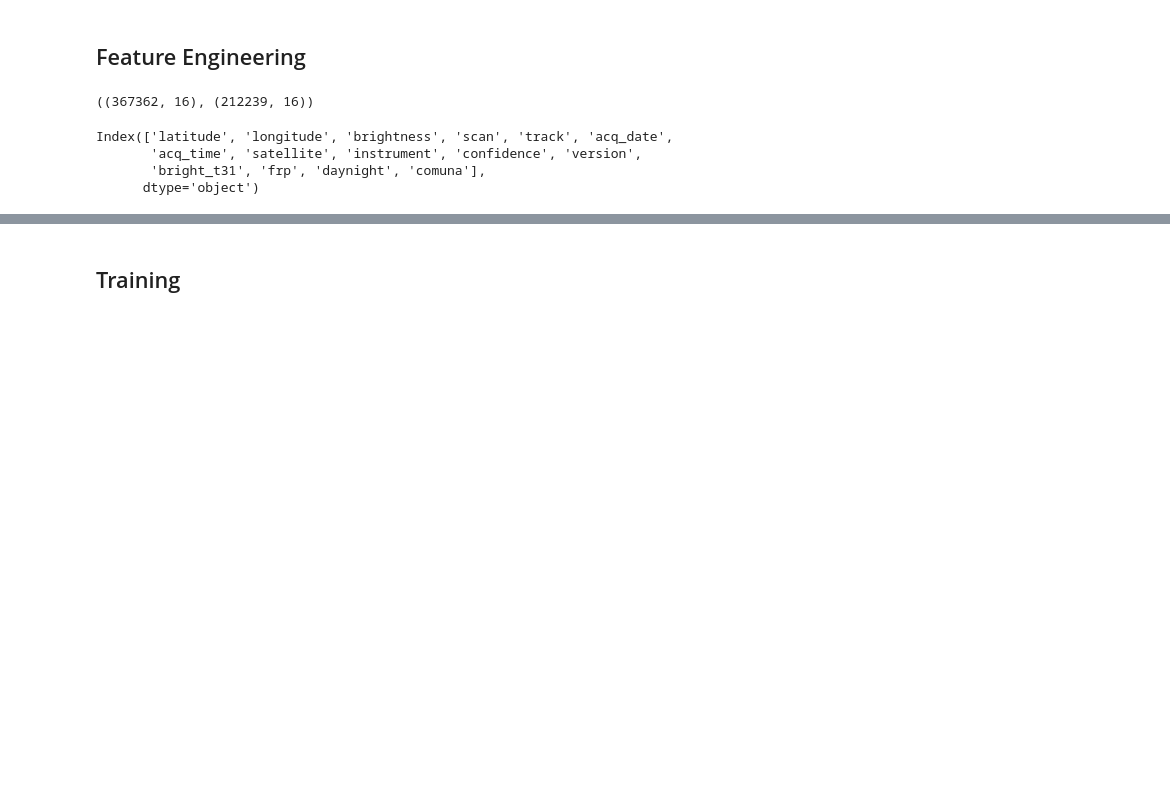
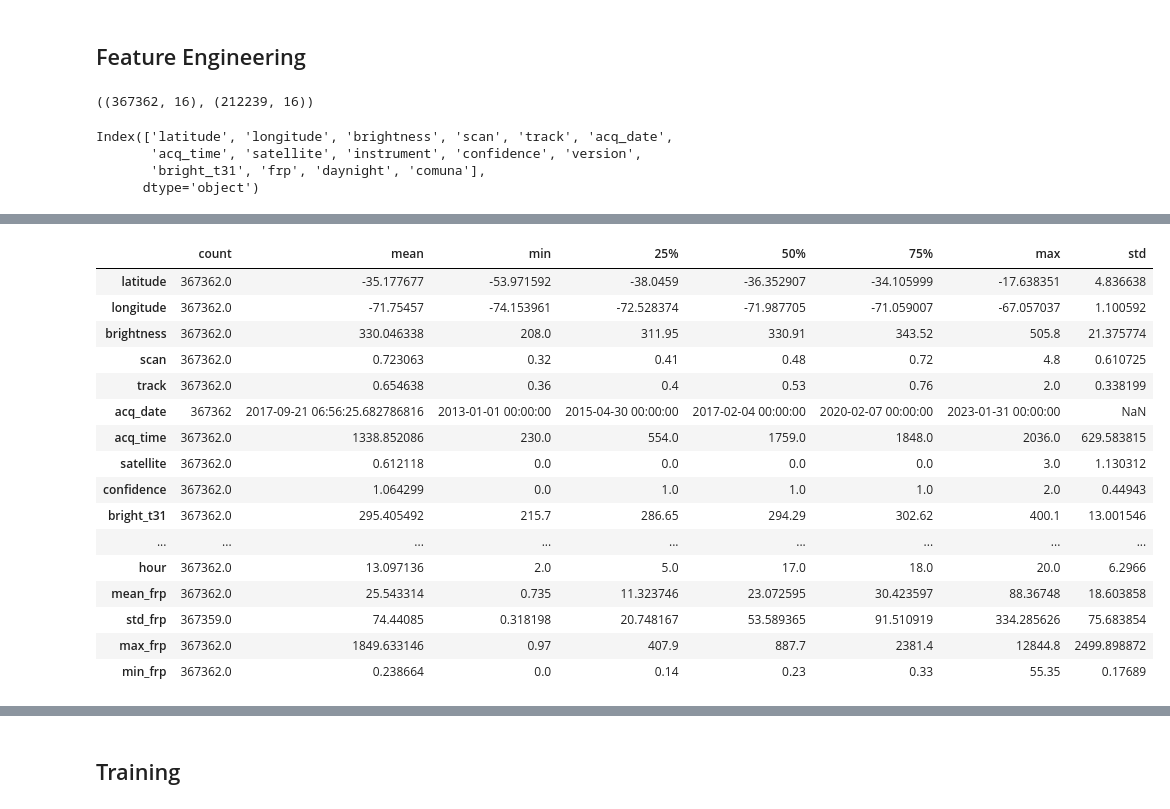
Before and after one commit to sebastiantare/chileanfires, a Jupyter notebook: notebooks/Prediction.ipynb, the cells around one changed output, grey strips where cells are left out. Cells and saved outputs as stored; diff of their text form; code cells hidden in the pictures; blank space fills up the shorter version.

```diff
--- a/notebooks/Prediction.ipynb
+++ b/notebooks/Prediction.ipynb
@@ -170,0 +196,20 @@ features = ['brightness', 'bright_t31', 'frp']
+# %%
+X.describe().T
+# %% [output]
+|  | count | mean | min | 25% | 50% | 75% | max | std |
+| latitude | 367362.0 | -35.177677 | -53.971592 | -38.0459 | -36.352907 | -34.105999 | -17.638351 | 4.836638 |
+| longitude | 367362.0 | -71.75457 | -74.153961 | -72.528374 | -71.987705 | -71.059007 | -67.057037 | 1.100592 |
+| brightness | 367362.0 | 330.046338 | 208.0 | 311.95 | 330.91 | 343.52 | 505.8 | 21.375774 |
+| scan | 367362.0 | 0.723063 | 0.32 | 0.41 | 0.48 | 0.72 | 4.8 | 0.610725 |
+| track | 367362.0 | 0.654638 | 0.36 | 0.4 | 0.53 | 0.76 | 2.0 | 0.338199 |
+| acq_date | 367362 | 2017-09-21 06:56:25.682786816 | 2013-01-01 00:00:00 | 2015-04-30 00:00:00 | 2017-02-04 00:00:00 | 2020-02-07 00:00:00 | 2023-01-31 00:00:00 | NaN |
+| acq_time | 367362.0 | 1338.852086 | 230.0 | 554.0 | 1759.0 | 1848.0 | 2036.0 | 629.583815 |
+| satellite | 367362.0 | 0.612118 | 0.0 | 0.0 | 0.0 | 0.0 | 3.0 | 1.130312 |
+| confidence | 367362.0 | 1.064299 | 0.0 | 1.0 | 1.0 | 1.0 | 2.0 | 0.44943 |
+| bright_t31 | 367362.0 | 295.405492 | 215.7 | 286.65 | 294.29 | 302.62 | 400.1 | 13.001546 |
+| ... | ... | ... | ... | ... | ... | ... | ... | ... |
+| hour | 367362.0 | 13.097136 | 2.0 | 5.0 | 17.0 | 18.0 | 20.0 | 6.2966 |
+| mean_frp | 367362.0 | 25.543314 | 0.735 | 11.323746 | 23.072595 | 30.423597 | 88.36748 | 18.603858 |
+| std_frp | 367359.0 | 74.44085 | 0.318198 | 20.748167 | 53.589365 | 91.510919 | 334.285626 | 75.683854 |
+| max_frp | 367362.0 | 1849.633146 | 0.97 | 407.9 | 887.7 | 2381.4 | 12844.8 | 2499.898872 |
+| min_frp | 367362.0 | 0.238664 | 0.0 | 0.14 | 0.23 | 0.33 | 55.35 | 0.17689 |
```
Also changed, not shown: parts of 16 cells of this notebook, 5 other files.
